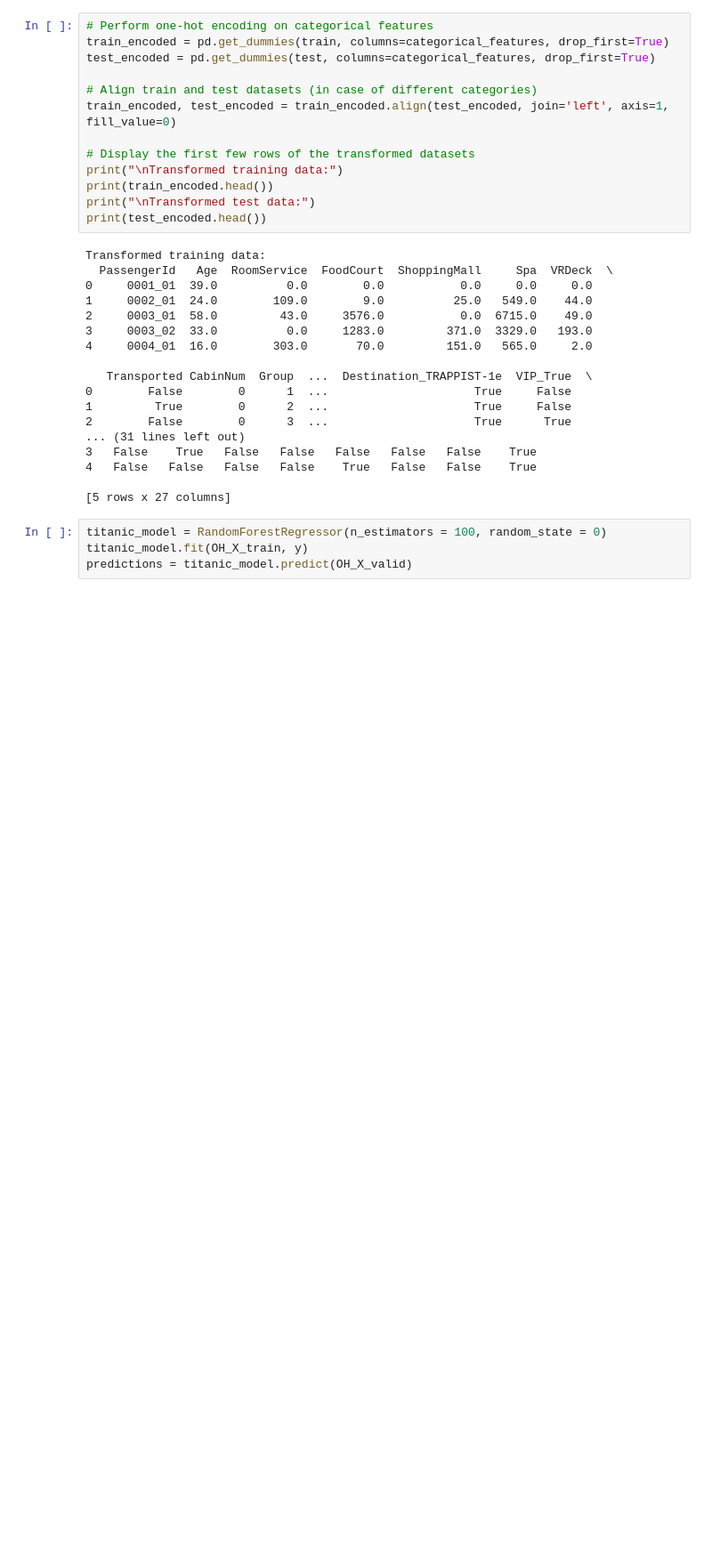
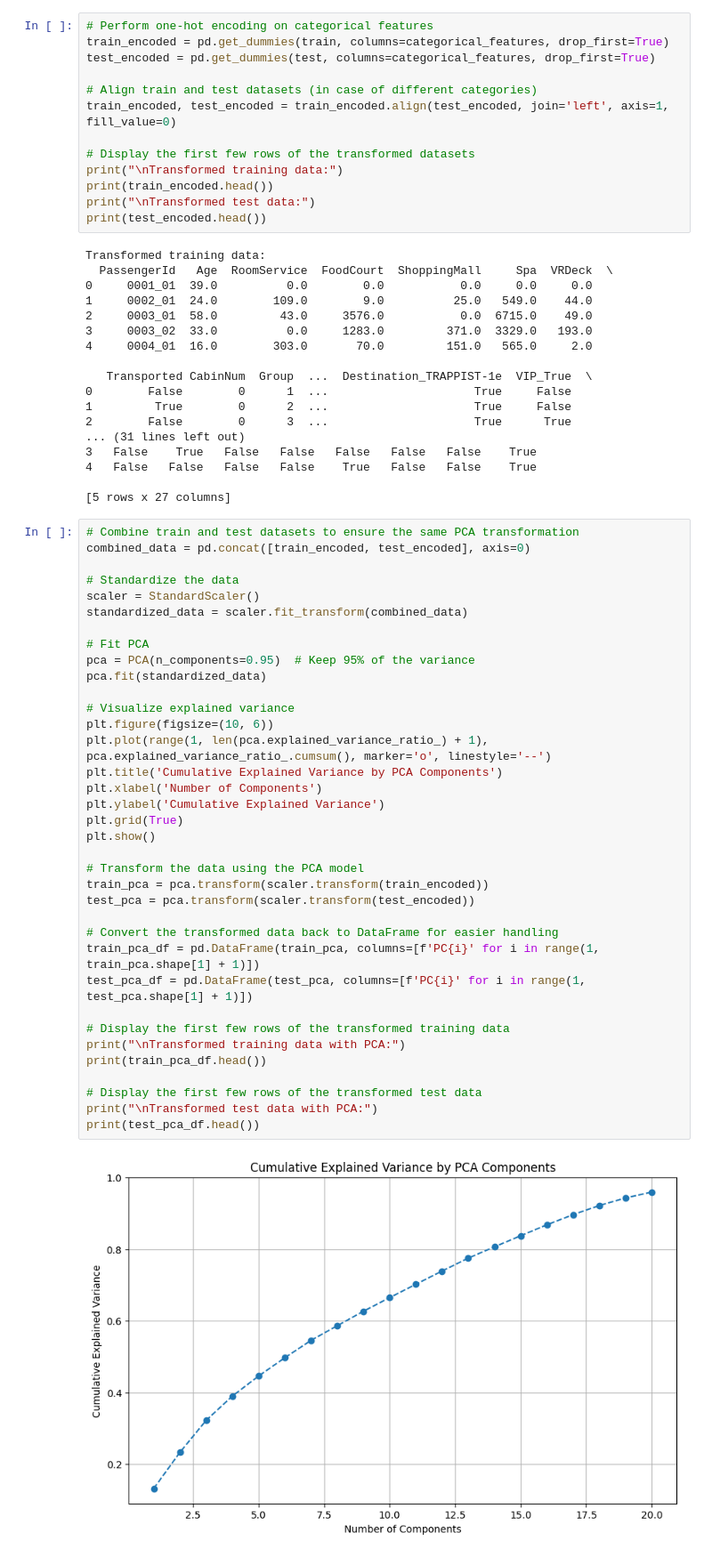
Before and after one commit to 7PAM2015-0509-2023-Group17/Kaggle-Challenge, a Jupyter notebook: Kaggle_Challenge_notebook.ipynb, the cells around one changed output. Shown at 89% size. Cells and saved outputs as stored; diff of their text form; blank space fills up the shorter version.

```diff
--- a/Kaggle_Challenge_notebook.ipynb
+++ b/Kaggle_Challenge_notebook.ipynb
@@ -389,7 +391,41 @@ Transformed training data:
 4   False   False   False   False    True   False   False    True
 
 [5 rows x 27 columns]
-# %%
-titanic_model = RandomForestRegressor(n_estimators = 100, random_state = 0)
-titanic_model.fit(OH_X_train, y)
-predictions = titanic_model.predict(OH_X_valid)
+# %%
+# Combine train and test datasets to ensure the same PCA transformation
+combined_data = pd.concat([train_encoded, test_encoded], axis=0)
+
+# Standardize the data
+scaler = StandardScaler()
+standardized_data = scaler.fit_transform(combined_data)
+
+# Fit PCA
+pca = PCA(n_components=0.95)  # Keep 95% of the variance
+pca.fit(standardized_data)
+
+# Visualize explained variance
+plt.figure(figsize=(10, 6))
+plt.plot(range(1, len(pca.explained_variance_ratio_) + 1), pca.explained_variance_ratio_.cumsum(), marker='o', linestyle='--')
+plt.title('Cumulative Explained Variance by PCA Components')
+plt.xlabel('Number of Components')
+plt.ylabel('Cumulative Explained Variance')
+plt.grid(True)
+plt.show()
+
+# Transform the data using the PCA model
+train_pca = pca.transform(scaler.transform(train_encoded))
+test_pca = pca.transform(scaler.transform(test_encoded))
+
+# Convert the transformed data back to DataFrame for easier handling
+train_pca_df = pd.DataFrame(train_pca, columns=[f'PC{i}' for i in range(1, train_pca.shape[1] + 1)])
+test_pca_df = pd.DataFrame(test_pca, columns=[f'PC{i}' for i in range(1, test_pca.shape[1] + 1)])
+
+# Display the first few rows of the transformed training data
+print("\nTransformed training data with PCA:")
+print(train_pca_df.head())
+
+# Display the first few rows of the transformed test data
+print("\nTransformed test data with PCA:")
+print(test_pca_df.head())
+# %% [output]
+[figure, added]
```
Also changed, not shown: parts of 2 cells of this notebook.
